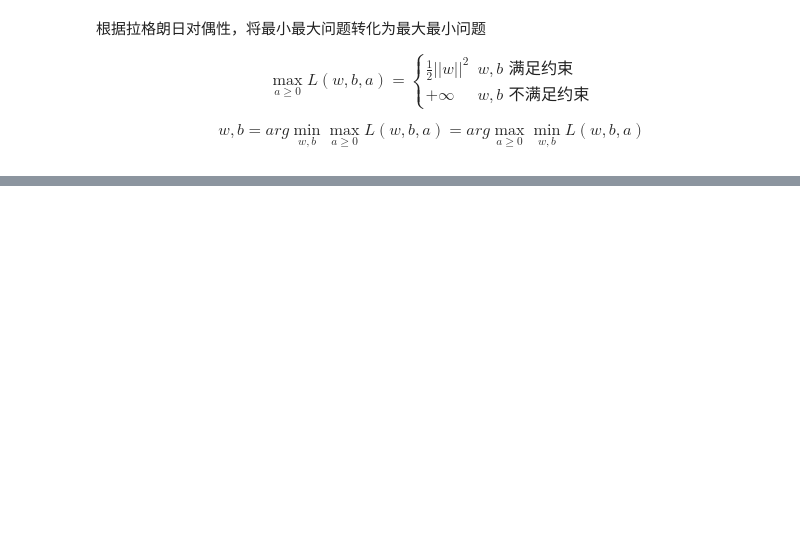
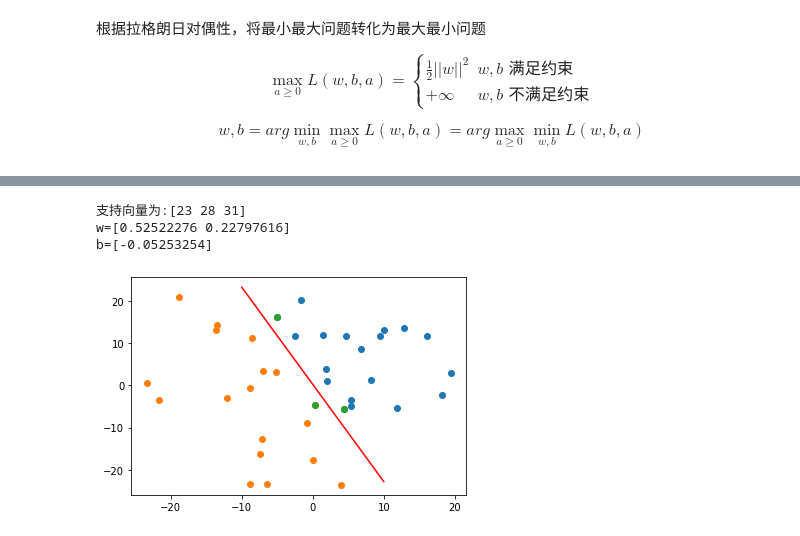
Before and after one commit to HonorWithPupils/Pattern-Recognition-Coursework, a Jupyter notebook: SVM.ipynb, the cells around one changed output, grey strips where cells are left out. Saved outputs shown, nothing was run; the diff lists cells and outputs as text; code cells hidden in the pictures; blank space fills up the shorter version.

```diff
--- a/SVM.ipynb
+++ b/SVM.ipynb
@@ -197,0 +118,19 @@ A= [[-0.15539577 -0.32098824 -0.08916152  0.56554553]]
+# %%
+from scipy.optimize import minimize  # 导入最小化算法
+
+def fun(a):  # 目标函数
+    # 莫名其妙 minimize 传进参数会被拉成一维向量
+    temp = a.reshape(-1,1) * y * x  # N*n
+    return 0.5 * (np.dot(temp, temp.T)).sum() - a.sum()
+
+# 约束
+cons = [{"type": "eq", "fun": lambda a: (a.reshape(-1, 1) * y).sum()}]  # sum(aiyi)==0
+cons += [{"type": "ineq", "fun": lambda a, i=i: a[i]} for i in range(len(y))]  # ai>=0
+# i=i 不可缺少
+
+a0 = np.ones(y.shape)  # 设置初始值
+res = minimize(fun, a0, method="SLSQP", constraints=cons)
+print("最小值：", res.fun)
+print("最优解：\n", res.x)
+print("迭代终止是否成功：", res.success)
+print("迭代终止原因：", res.message)
@@ -197,0 +152,12 @@ A= [[-0.15539577 -0.32098824 -0.08916152  0.56554553]]
+# %%
+a = res.x
+sv = np.where(abs(a) > 1e-2)[0]  # 支持向量
+w = (a.reshape(-1, 1)*y*x).sum(axis=0)
+b = y[sv[1]]-(a.reshape(N, 1)*y*np.dot(x, x[sv[1]].reshape(-1, 1))).sum()
+print(f'支持向量为:{sv}')
+print(f'w={w}')
+print(f'b={b}')
+# %% [output]
+支持向量为:[23 28 31]
+w=[0.52522276 0.22797616]
+b=[-0.05253254]
@@ -197,0 +167,9 @@ A= [[-0.15539577 -0.32098824 -0.08916152  0.56554553]]
+# %%
+fig = plt.figure()
+plt.scatter(x[y.reshape(-1) == 1, 0], x[y.reshape(-1) == 1, 1])
+plt.scatter(x[y.reshape(-1) == -1, 0], x[y.reshape(-1) == -1, 1]);
+plt.scatter(x[sv, 0], x[sv, 1]);
+x1 = np.array([-10,10])
+plt.plot(x1,(-w[0]*x1-b)/w[1], color='r');
+# %% [output]
+[figure, added]
```
Also changed, not shown: parts of 49 cells of this notebook, 1 other file.
